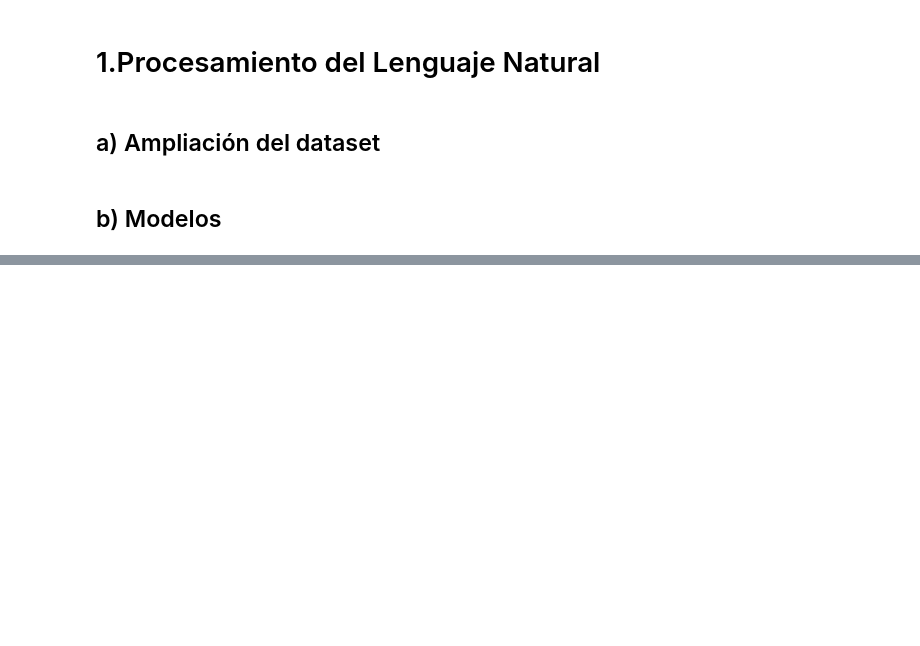
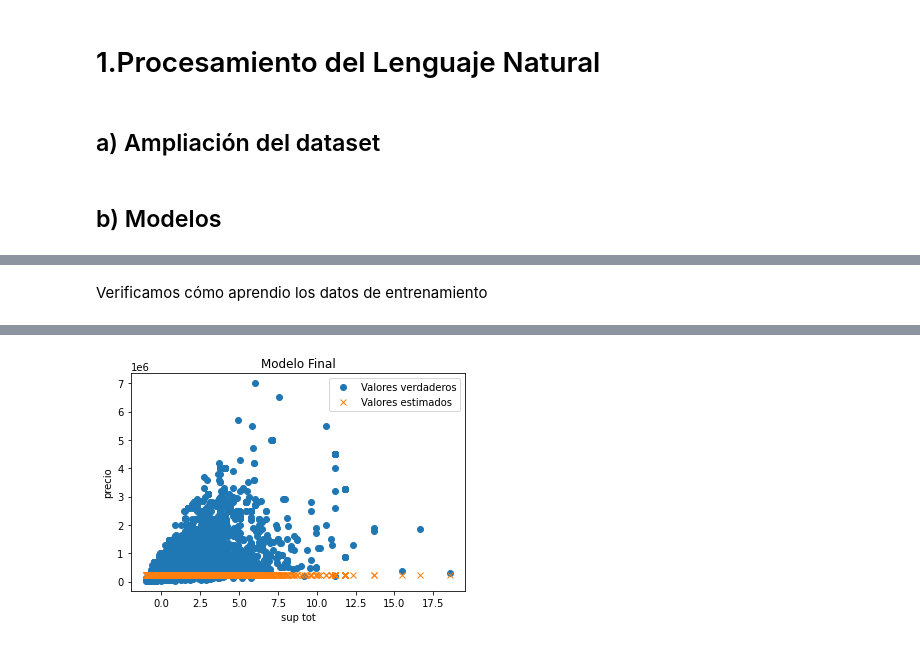
Before and after one commit to iankvdh/Organizacion-de-Datos-2C2022-GRUPO22, a Jupyter notebook: 7506R_TP2_GRUPO22_ENTREGA_N1.ipynb, the cells around one changed output, grey strips where cells are left out. Drawn from its saved outputs; the diff is of its cells as text; code cells hidden in the pictures; blank space fills up the shorter version.

```diff
--- a/7506R_TP2_GRUPO22_ENTREGA_N1.ipynb
+++ b/7506R_TP2_GRUPO22_ENTREGA_N1.ipynb
@@ -30,0 +177,12 @@ dataset=pd.read_csv('./Datasets/properati_argentina_2021.csv').copy()
+# %%
+# Creo un modelo Red Neuronal
+d_in=1
+d_out=1
+
+modelo2 = keras.Sequential([
+    # input_shape solo en la primer capa
+    # Capa con 2 salidas, activación relu
+    keras.layers.Dense(2,input_shape=(d_in,), activation="relu"),
+    # Capa con 2 salidas, activación tanh
+    keras.layers.Dense(2, activation="tanh" ),
+    keras.layers.Dense(d_out, )])
@@ -30,0 +207,10 @@ dataset=pd.read_csv('./Datasets/properati_argentina_2021.csv').copy()
+# %%
+modelo2.compile(
+  optimizer=keras.optimizers.SGD(learning_rate=0.001),
+  loss='mse',
+  # metricas para ir calculando en cada iteracion o batch
+  metrics=['mae'],
+)
+# %%
+# Entrenamiento del modelo
+modelo2.fit(x_train_transform,y_train,epochs=100,batch_size=16,verbose=False)
@@ -30,0 +221,5 @@ dataset=pd.read_csv('./Datasets/properati_argentina_2021.csv').copy()
+# %% [markdown]
+Verificamos cómo aprendio los datos de entrenamiento
+# %%
+plot_regression(modelo2,x_train_transform,y_train,title=f"Modelo Final",xlabel="sup tot",ylabel="precio")
+# %% [output]
@@ -30,0 +227 @@ dataset=pd.read_csv('./Datasets/properati_argentina_2021.csv').copy()
+[figure, added]
```
Also changed, not shown: parts of 40 cells of this notebook.
